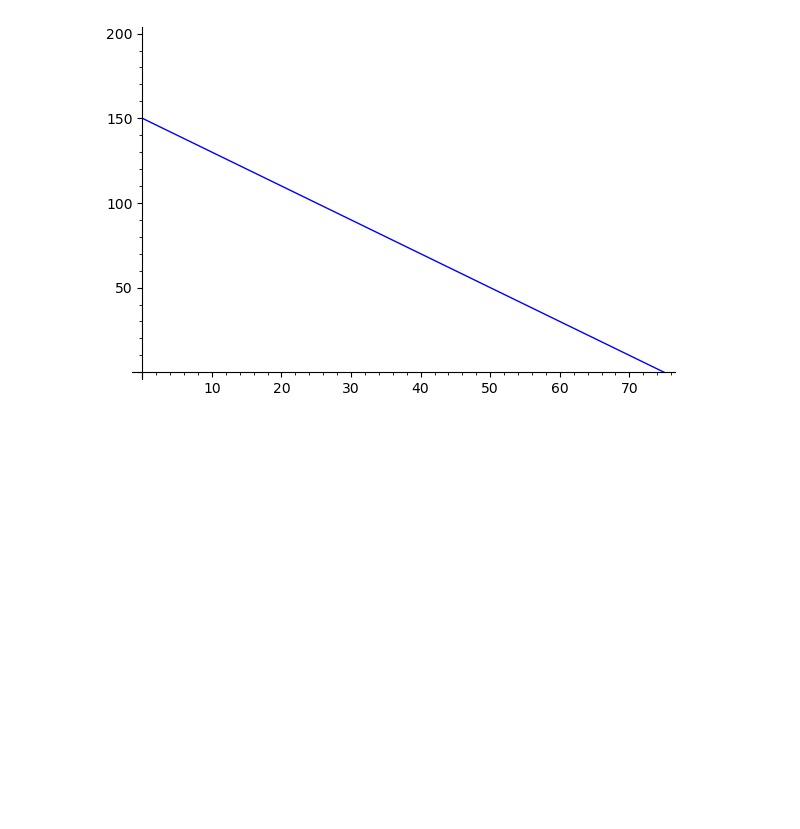
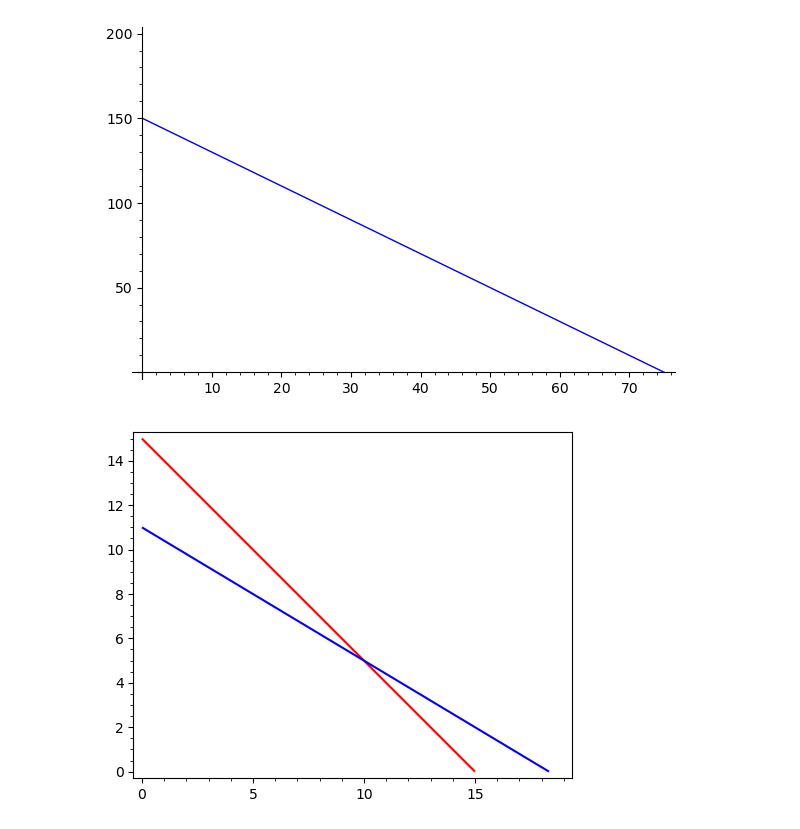
Before and after one commit to CharlesKirkSD/SageMathJupyterNotebooks, a Jupyter notebook: GameDevTV Math For Video Games.ipynb, the cells around one changed output. Saved outputs shown, nothing was run; the diff lists cells and outputs as text; code cells hidden in the pictures; blank space fills up the shorter version.

Commit message:
SageMath 9.3 aw1905 : GameDevTV : Math for Video Games : S2_T31 : Graphing Simultaneous Equations

```diff
--- a/GameDevTV Math For Video Games.ipynb
+++ b/GameDevTV Math For Video Games.ipynb
@@ -29,3 +29,13 @@ b = 2
 plot((maxFuel - b * t),(t,0,75),xmin=-100, xmax=100,ymin=0,ymax=200) # xmin and xmax do not have any effect
 # %% [output]
 [figure]
+# %%
+f = var('f') # f is the number of pickups of coins valued at 5
+t = var('t') # t is the number of pickups of coins valued at 3
+a = f + t == 15 # 15 is the number of pickups in level 1
+b = 5*f + 3*t == 55
+p1 = implicit_plot(a, (t, 0, 15), (f, 0,15), rgbcolor=(1,0,0))
+p2 = implicit_plot(b, (t, 0, 19), (f, 0,11), rgbcolor=(0,0,1))
+show(p1 + p2)
+# %% [output]
+[figure, added]
```
Also changed, not shown: 3 other files.
